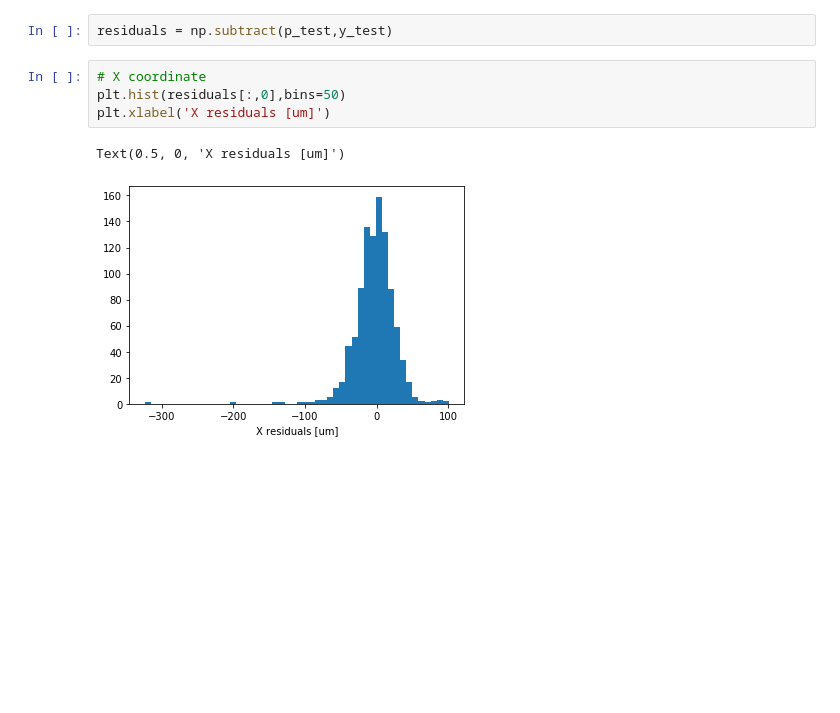
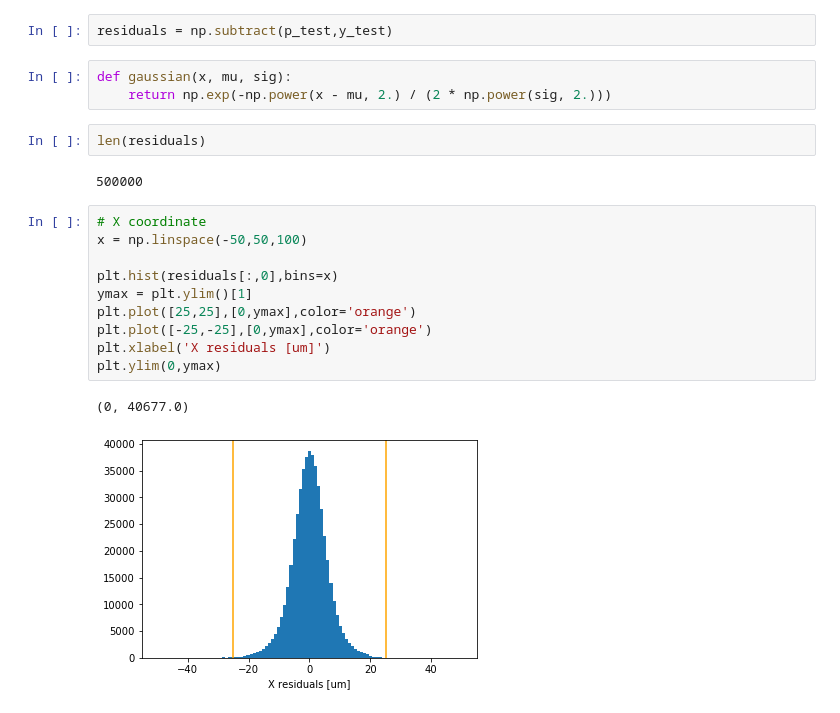
Before and after one commit to nhanvtran/directional-pixel-detectors, a Jupyter notebook: hit-position/train-1D.ipynb, the cells around one changed output. Cells and saved outputs as stored; diff of their text form; blank space fills up the shorter version.

```diff
--- a/hit-position/train-1D.ipynb
+++ b/hit-position/train-1D.ipynb
@@ -109,12 +112,25 @@ plt.legend()
 p_test = model.predict(X_test)
 # %%
 residuals = np.subtract(p_test,y_test)
-# %%
-# X coordinate
-plt.hist(residuals[:,0],bins=50)
-plt.xlabel('X residuals [um]')
-# %% [output]
-Text(0.5, 0, 'X residuals [um]')
-[figure, removed]
+# %%
+def gaussian(x, mu, sig):
+    return np.exp(-np.power(x - mu, 2.) / (2 * np.power(sig, 2.)))
+# %%
+len(residuals)
+# %% [output]
+500000
+# %%
+# X coordinate
+x = np.linspace(-50,50,100)
+
+plt.hist(residuals[:,0],bins=x)
+ymax = plt.ylim()[1]
+plt.plot([25,25],[0,ymax],color='orange')
+plt.plot([-25,-25],[0,ymax],color='orange')
+plt.xlabel('X residuals [um]')
+plt.ylim(0,ymax)
+# %% [output]
+(0, 40677.0)
+[figure, added]
 # %%
 # Y coordinate
```
Also changed, not shown: parts of 9 cells of this notebook, 3 other files.
